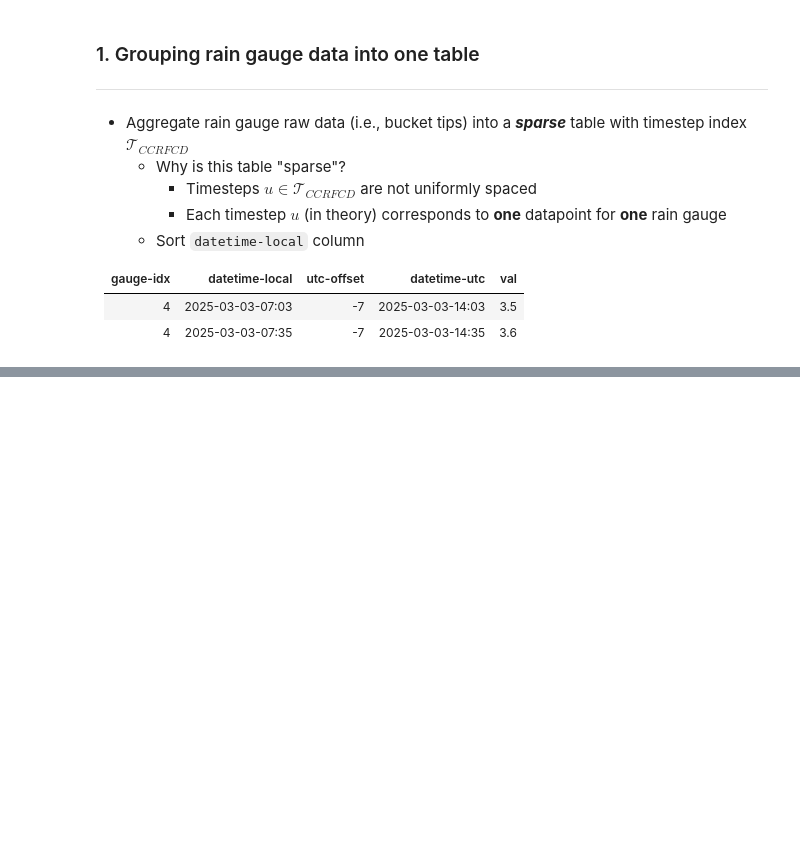
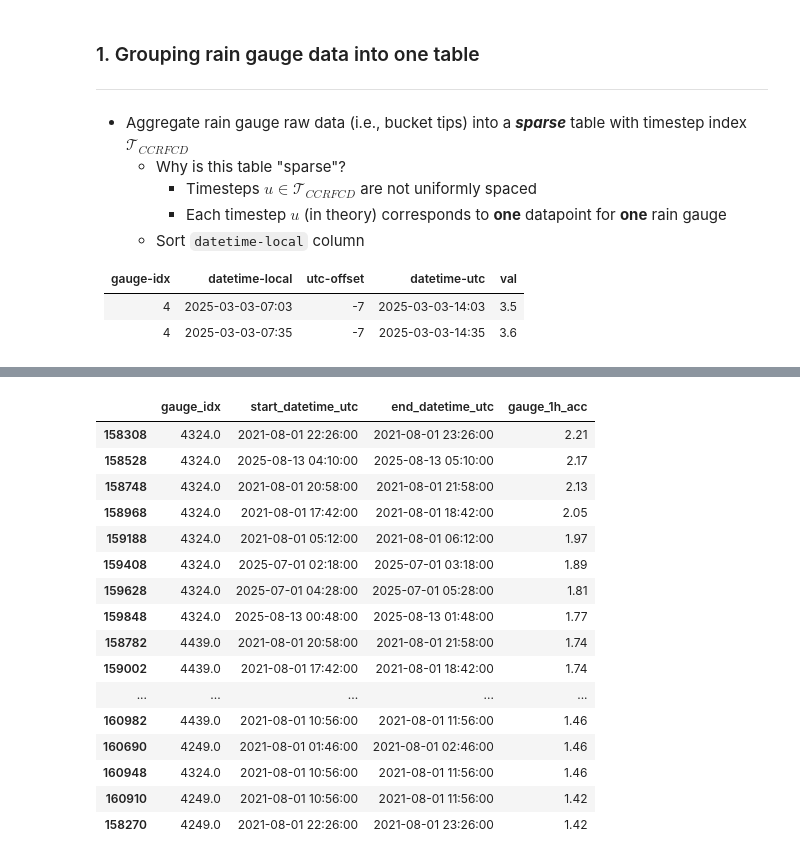
Before and after one commit to leharris3/piml-qpe, a Jupyter notebook: dataset.ipynb, the cells around one changed output, grey strips where cells are left out. Cells and saved outputs as stored; diff of their text form; code cells hidden in the pictures; blank space fills up the shorter version.

```diff
--- a/dataset.ipynb
+++ b/dataset.ipynb
@@ -7,10 +7,10 @@ from pathlib import Path
 rg_raw_data_dir = "data/7-23-25-scrape"
 rg_fps = glob(f"{rg_raw_data_dir}/*.csv")
 
-# read + show an example set of raw vals
+# read + show an example set of raw vals for a rain-gauge
 ex_fp = rg_fps[0]
-df = pd.read_csv(ex_fp)
-df.head()
+ex_df = pd.read_csv(ex_fp)
+ex_df.head()
 # %% [output]
 |  | Date | Time | Value |
 | 0 | 07/23/2025 | 13:00:00 | 0.63 |
@@ -123,0 +215,33 @@ _temp_df.hist("instant_precip_acc");
+# %%
+import numpy as np
+from datetime import timedelta
+
+
+# set of unique rain gauge indicies
+I = set(ckpt_one_df['gauge_idx'])
+
+gauge_idxs = []
+end_dts = []
+start_dts = []
+
+
+for dt in T_mrms:
+    for gauge_idx in I:
+
+        # MRMS 'valid time' is the end of a 1hr window
+        end_dts.append(dt)
+
+        start_dts.append(dt - timedelta(hours=1))
+        gauge_idxs.append(gauge_idx)
+
+
+dense_aligned_df = pd.DataFrame({
+    'gauge_idx': gauge_idxs,
+    'start_datetime_utc': start_dts,
+    'end_datetime_utc': end_dts,
+    'gauge_1h_acc': [np.nan] * len(end_dts)
+})
+
+
+dense_aligned_sorted_df = dense_aligned_df.sort_values(["start_datetime_utc", "gauge_idx"])
+dense_aligned_sorted_df
@@ -123,0 +386,24 @@ _temp_df.hist("instant_precip_acc");
+# %%
+dense_aligned_sorted_w_accum_df = dense_aligned_sorted_df_clone.copy()
+# dense_aligned_sorted_w_accum_df.dropna().to_csv("data/__checkpoints__/ds_ckpt_3.csv")
+# %%
+_df = dense_aligned_sorted_w_accum_df.dropna().sort_values("gauge_1h_acc")[::-1][0: 50]
+_df
+# %% [output]
+|  | gauge_idx | start_datetime_utc | end_datetime_utc | gauge_1h_acc |
+| 158308 | 4324.0 | 2021-08-01 22:26:00 | 2021-08-01 23:26:00 | 2.21 |
+| 158528 | 4324.0 | 2025-08-13 04:10:00 | 2025-08-13 05:10:00 | 2.17 |
+| 158748 | 4324.0 | 2021-08-01 20:58:00 | 2021-08-01 21:58:00 | 2.13 |
+| 158968 | 4324.0 | 2021-08-01 17:42:00 | 2021-08-01 18:42:00 | 2.05 |
+| 159188 | 4324.0 | 2021-08-01 05:12:00 | 2021-08-01 06:12:00 | 1.97 |
+| 159408 | 4324.0 | 2025-07-01 02:18:00 | 2025-07-01 03:18:00 | 1.89 |
+| 159628 | 4324.0 | 2025-07-01 04:28:00 | 2025-07-01 05:28:00 | 1.81 |
+| 159848 | 4324.0 | 2025-08-13 00:48:00 | 2025-08-13 01:48:00 | 1.77 |
+| 158782 | 4439.0 | 2021-08-01 20:58:00 | 2021-08-01 21:58:00 | 1.74 |
+| 159002 | 4439.0 | 2021-08-01 17:42:00 | 2021-08-01 18:42:00 | 1.74 |
+| ... | ... | ... | ... | ... |
+| 160982 | 4439.0 | 2021-08-01 10:56:00 | 2021-08-01 11:56:00 | 1.46 |
+| 160690 | 4249.0 | 2021-08-01 01:46:00 | 2021-08-01 02:46:00 | 1.46 |
+| 160948 | 4324.0 | 2021-08-01 10:56:00 | 2021-08-01 11:56:00 | 1.46 |
+| 160910 | 4249.0 | 2021-08-01 10:56:00 | 2021-08-01 11:56:00 | 1.42 |
+| 158270 | 4249.0 | 2021-08-01 22:26:00 | 2021-08-01 23:26:00 | 1.42 |
```
Also changed, not shown: parts of 19 cells of this notebook, 2 other files.
